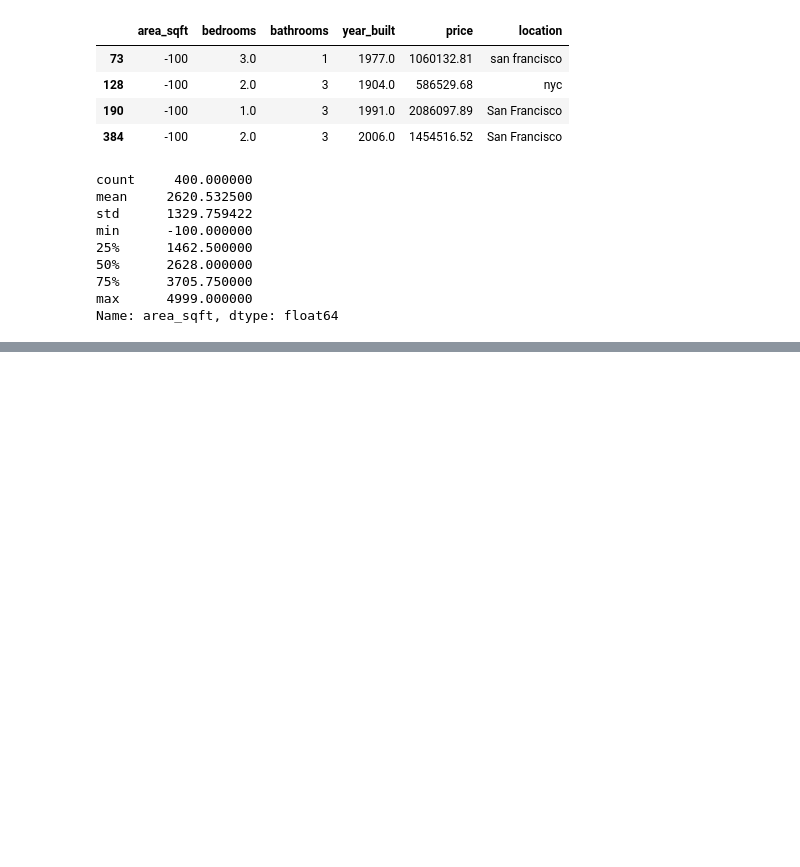
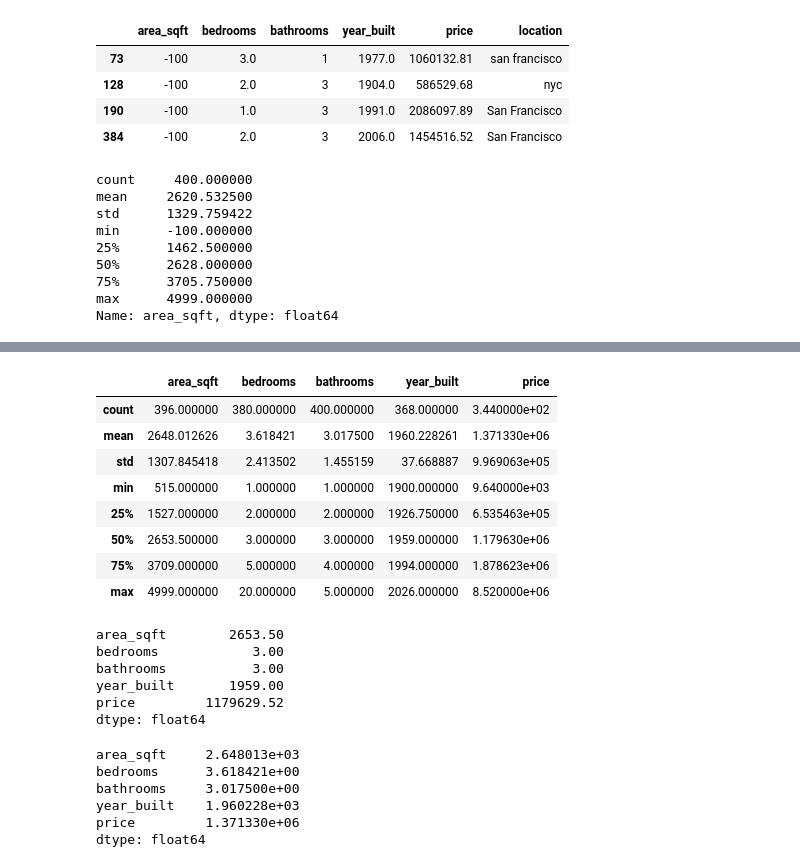
Before and after one commit to ConradNats/Machine_learning_practice, a Jupyter notebook: 01_supervised_learning/01_linear_regression/house_price_regression.ipynb, the cells around one changed output, grey strips where cells are left out. Saved outputs shown, nothing was run; the diff lists cells and outputs as text; code cells hidden in the pictures; blank space fills up the shorter version.

```diff
--- a/01_supervised_learning/01_linear_regression/house_price_regression.ipynb
+++ b/01_supervised_learning/01_linear_regression/house_price_regression.ipynb
@@ -250,0 +277,2 @@ Name: area_sqft, dtype: float64
+# %%
+df["location"]=df["location"].str.strip()
@@ -250,0 +285,2 @@ Name: area_sqft, dtype: float64
+# %%
+df["location"]=df["location"].str.lower()
@@ -250,0 +311,9 @@ Name: area_sqft, dtype: float64
+# %%
+location_mapping = {
+    'nyc':'new york city', 'l.a.':'los angeles', 'sf':'san francisco',
+    'la':'los angeles', 'chicgo':'chicago','bostan':'boston',
+    'new york city':'new york city', 'san francisco':'san francisco',
+    'miami':"miami"
+}
+# %%
+df['location']=df['location'].replace(location_mapping)
@@ -250,0 +363,30 @@ Name: area_sqft, dtype: float64
+# %%
+df[["area_sqft","bedrooms","bathrooms","year_built","price"]].describe()
+# %% [output]
+|  | area_sqft | bedrooms | bathrooms | year_built | price |
+| count | 396.000000 | 380.000000 | 400.000000 | 368.000000 | 3.440000e+02 |
+| mean | 2648.012626 | 3.618421 | 3.017500 | 1960.228261 | 1.371330e+06 |
+| std | 1307.845418 | 2.413502 | 1.455159 | 37.668887 | 9.969063e+05 |
+| min | 515.000000 | 1.000000 | 1.000000 | 1900.000000 | 9.640000e+03 |
+| 25% | 1527.000000 | 2.000000 | 2.000000 | 1926.750000 | 6.535463e+05 |
+| 50% | 2653.500000 | 3.000000 | 3.000000 | 1959.000000 | 1.179630e+06 |
+| 75% | 3709.000000 | 5.000000 | 4.000000 | 1994.000000 | 1.878623e+06 |
+| max | 4999.000000 | 20.000000 | 5.000000 | 2026.000000 | 8.520000e+06 |
+# %%
+df[["area_sqft","bedrooms","bathrooms","year_built","price"]].median()
+# %% [output]
+area_sqft        2653.50
+bedrooms            3.00
+bathrooms           3.00
+year_built       1959.00
+price         1179629.52
+dtype: float64
+# %%
+df[["area_sqft","bedrooms","bathrooms","year_built","price"]].mean()
+# %% [output]
+area_sqft     2.648013e+03
+bedrooms      3.618421e+00
+bathrooms     3.017500e+00
+year_built    1.960228e+03
+price         1.371330e+06
+dtype: float64
```
Also changed, not shown: parts of 16 cells of this notebook.
